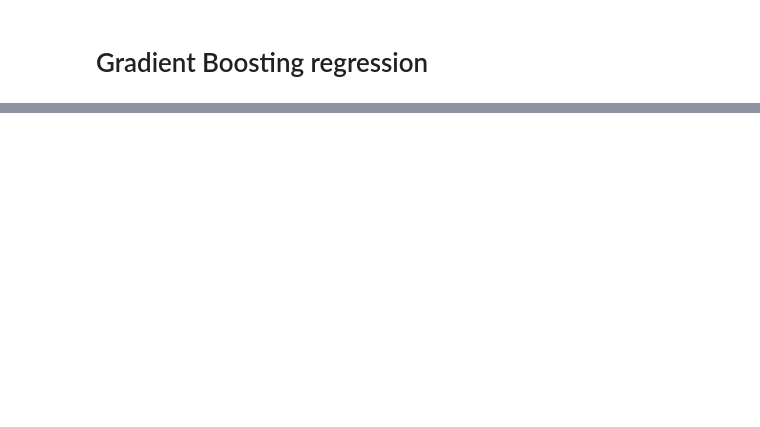
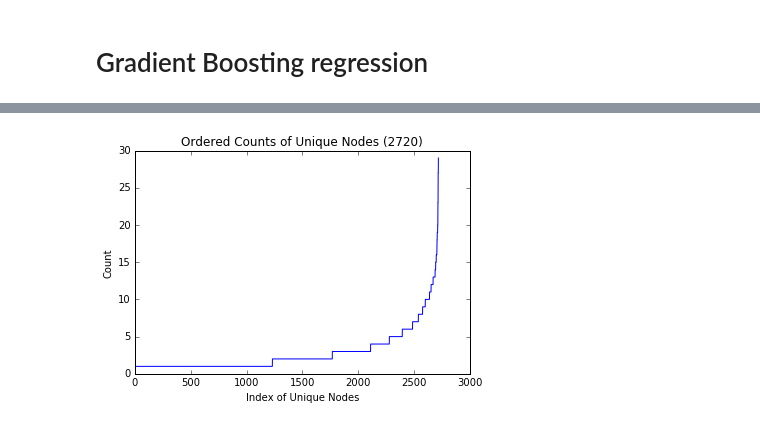
Before and after one commit to itzjustricky/illumine, a Jupyter notebook: ipynb_templates/individual_tree_analysis.ipynb, the cells around one changed output, grey strips where cells are left out. Drawn from its saved outputs; the diff is of its cells as text; code cells hidden in the pictures; blank space fills up the shorter version.

```diff
--- a/ipynb_templates/individual_tree_analysis.ipynb
+++ b/ipynb_templates/individual_tree_analysis.ipynb
@@ -43,0 +126,10 @@ ImportError: No module named 'illumine'
+# %%
+# sorted smallest to largest
+node_ssorted_bycount = list(map(operator.itemgetter(1), reversed(node_sorted_bycount)))
+plt.plot(node_ssorted_bycount)
+plt.ylabel('Count')
+plt.xlabel('Index of Unique Nodes')
+plt.title('Ordered Counts of Unique Nodes ({})'.format(n_unique_nodes))
+plt.show()
+# %% [output]
+[figure, added]
```
Also changed, not shown: parts of 16 cells of this notebook, 10 other files.
